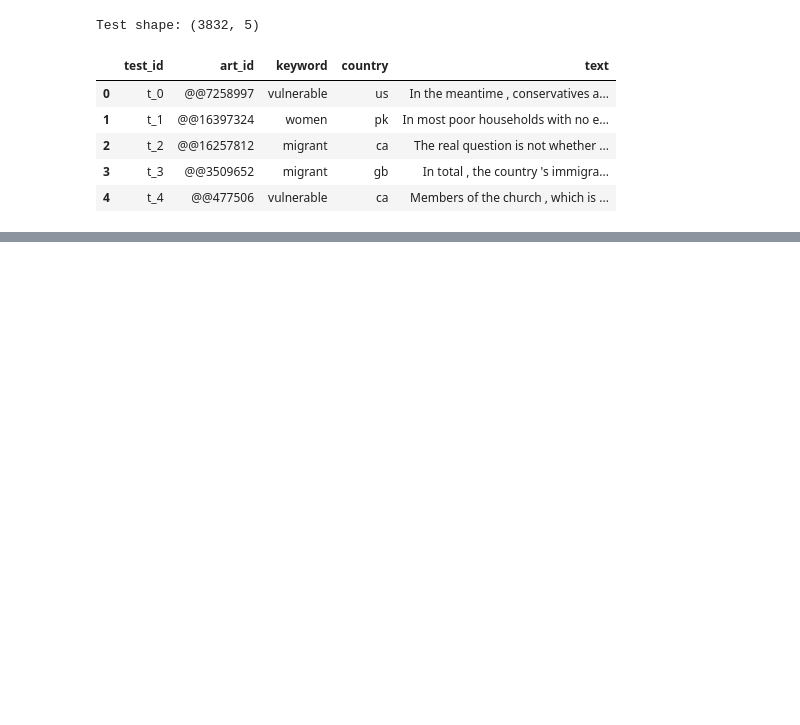
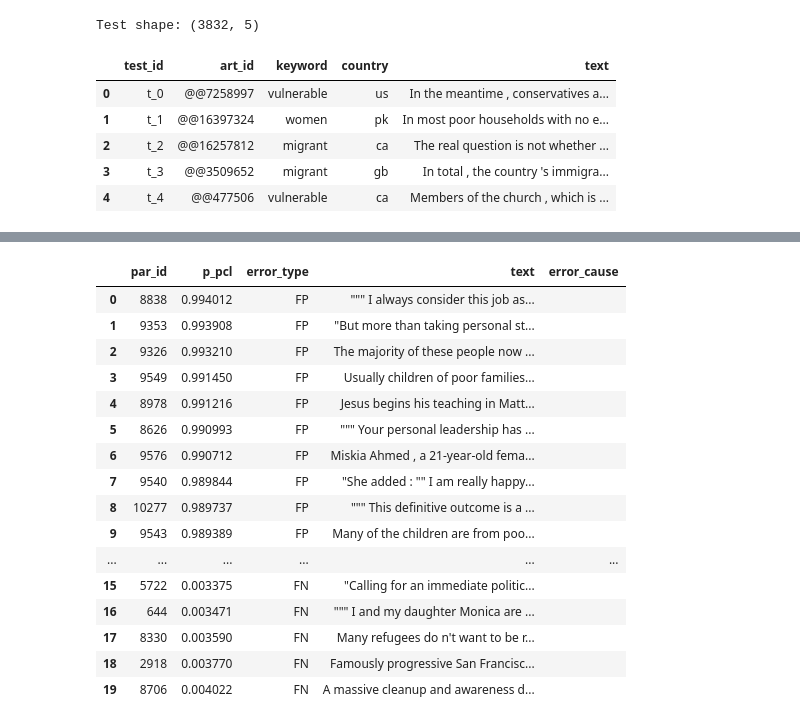
Before and after one commit to TemDev/pcl-detection-nlp, a Jupyter notebook: code/model.ipynb, the cells around one changed output, grey strips where cells are left out. Cells and saved outputs as stored; diff of their text form; code cells hidden in the pictures; blank space fills up the shorter version.

```diff
--- a/code/model.ipynb
+++ b/code/model.ipynb
@@ -394,0 +486,10 @@ Positive rate: 0.11821503131524008
+# %%
+analysis_df = dev_df.copy().reset_index(drop=True)
+analysis_df["y_true"] = y_true
+analysis_df["p_pcl"] = probs
+analysis_df["y_pred"] = y_pred
+analysis_df["error_type"] = "CORRECT"
+analysis_df.loc[(analysis_df.y_true==0) & (analysis_df.y_pred==1), "error_type"] = "FP"
+analysis_df.loc[(analysis_df.y_true==1) & (analysis_df.y_pred==0), "error_type"] = "FN"
+
+analysis_df.head()
@@ -394,0 +616,37 @@ Positive rate: 0.11821503131524008
+# %%
+# Create a column where you can manually tag a small sample of errors.
+# Suggested categories:
+#  - "LEXICAL_SHORTCUT": charity/religion framing triggers FP
+#  - "NEUTRAL_REPORTING": factual reporting misread as patronising (FP)
+#  - "SUBTLE_CONDESCENSION": FN due to implicit framing
+#  - "CONTEXT_MISSING": needs more context than paragraph provides
+#  - "ANNOTATION_AMBIGUITY": borderline/noisy label
+
+analysis_df["error_cause"] = ""
+
+# Pull a manageable sample of errors for manual annotation
+sample_errors = pd.concat([
+    analysis_df[analysis_df.error_type=="FP"].sort_values("p_pcl", ascending=False).head(10),
+    analysis_df[analysis_df.error_type=="FN"].sort_values("p_pcl", ascending=True).head(10),
+], ignore_index=True)
+
+display(sample_errors[["par_id","p_pcl","error_type","text","error_cause"]])
+analysis_df.to_csv("sample_errors.csv", index=False)
+# %% [output]
+|  | par_id | p_pcl | error_type | text | error_cause |
+| 0 | 8838 | 0.994012 | FP | """ I always consider this job as... |  |
+| 1 | 9353 | 0.993908 | FP | "But more than taking personal st... |  |
+| 2 | 9326 | 0.993210 | FP | The majority of these people now ... |  |
+| 3 | 9549 | 0.991450 | FP | Usually children of poor families... |  |
+| 4 | 8978 | 0.991216 | FP | Jesus begins his teaching in Matt... |  |
+| 5 | 8626 | 0.990993 | FP | """ Your personal leadership has ... |  |
+| 6 | 9576 | 0.990712 | FP | Miskia Ahmed , a 21-year-old fema... |  |
+| 7 | 9540 | 0.989844 | FP | "She added : "" I am really happy... |  |
+| 8 | 10277 | 0.989737 | FP | """ This definitive outcome is a ... |  |
+| 9 | 9543 | 0.989389 | FP | Many of the children are from poo... |  |
+| ... | ... | ... | ... | ... | ... |
+| 15 | 5722 | 0.003375 | FN | "Calling for an immediate politic... |  |
+| 16 | 644 | 0.003471 | FN | """ I and my daughter Monica are ... |  |
+| 17 | 8330 | 0.003590 | FN | Many refugees do n't want to be r... |  |
+| 18 | 2918 | 0.003770 | FN | Famously progressive San Francisc... |  |
+| 19 | 8706 | 0.004022 | FN | A massive cleanup and awareness d... |  |
```
Also changed, not shown: parts of 15 cells of this notebook.
